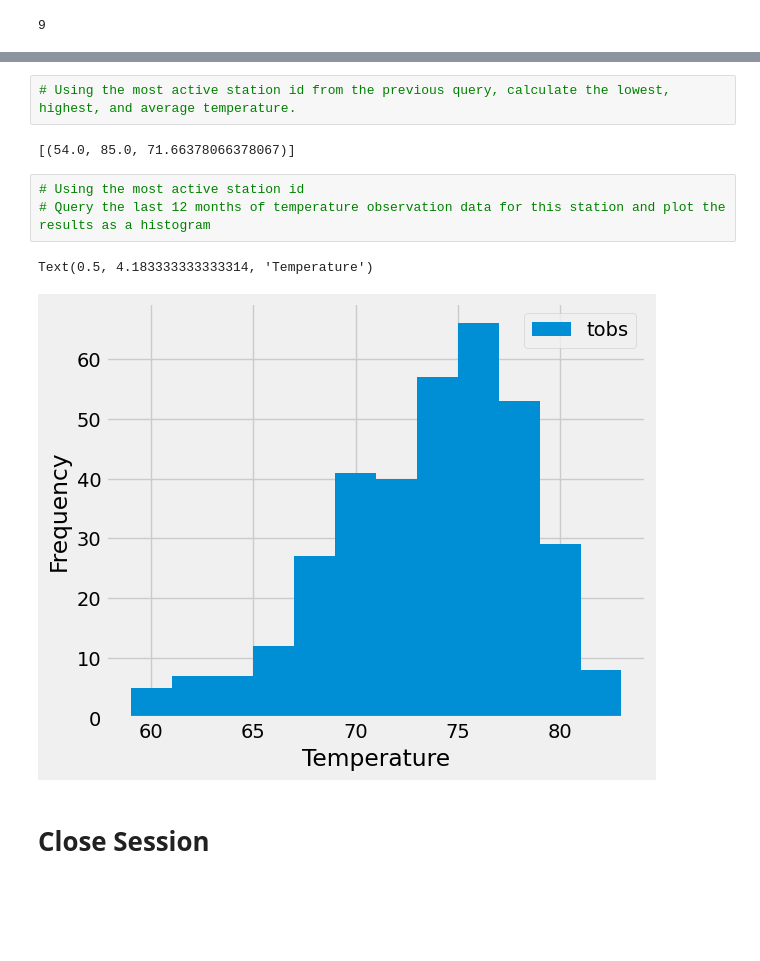
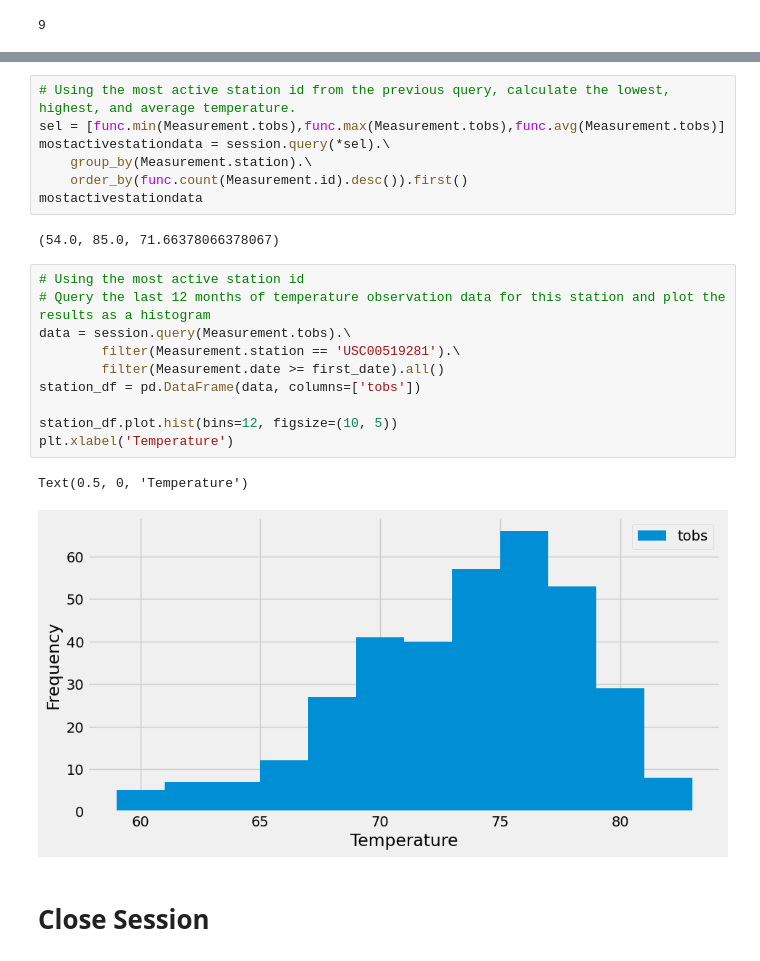
Before and after one commit to Nalchamp/sqlalchemy-challenge, a Jupyter notebook: Surfsup/climate.ipynb, the cells around one changed output, grey strips where cells are left out. Drawn from its saved outputs; the diff is of its cells as text; blank space fills up the shorter version.

Commit message:
Analyze and Explore the Climate Data complete

```diff
--- a/Surfsup/climate.ipynb
+++ b/Surfsup/climate.ipynb
@@ -106,14 +107,26 @@ station_count
  ('USC00518838', 511)]
 # %%
 # Using the most active station id from the previous query, calculate the lowest, highest, and average temperature.
+sel = [func.min(Measurement.tobs),func.max(Measurement.tobs),func.avg(Measurement.tobs)]
+mostactivestationdata = session.query(*sel).\
+    group_by(Measurement.station).\
+    order_by(func.count(Measurement.id).desc()).first()
+mostactivestationdata
 # %% [output]
-[(54.0, 85.0, 71.66378066378067)]
+(54.0, 85.0, 71.66378066378067)
 # %%
 # Using the most active station id
 # Query the last 12 months of temperature observation data for this station and plot the results as a histogram
+data = session.query(Measurement.tobs).\
+        filter(Measurement.station == 'USC00519281').\
+        filter(Measurement.date >= first_date).all()
+station_df = pd.DataFrame(data, columns=['tobs'])
+
+station_df.plot.hist(bins=12, figsize=(10, 5))
+plt.xlabel('Temperature')
 # %% [output]
-Text(0.5, 4.183333333333314, 'Temperature')
+Text(0.5, 0, 'Temperature')
-[figure, old version]
+[figure, new version]
 # %% [markdown]
 # Close Session
 # %%
```
Also changed, not shown: parts of 1 cell of this notebook, 2 other files.
